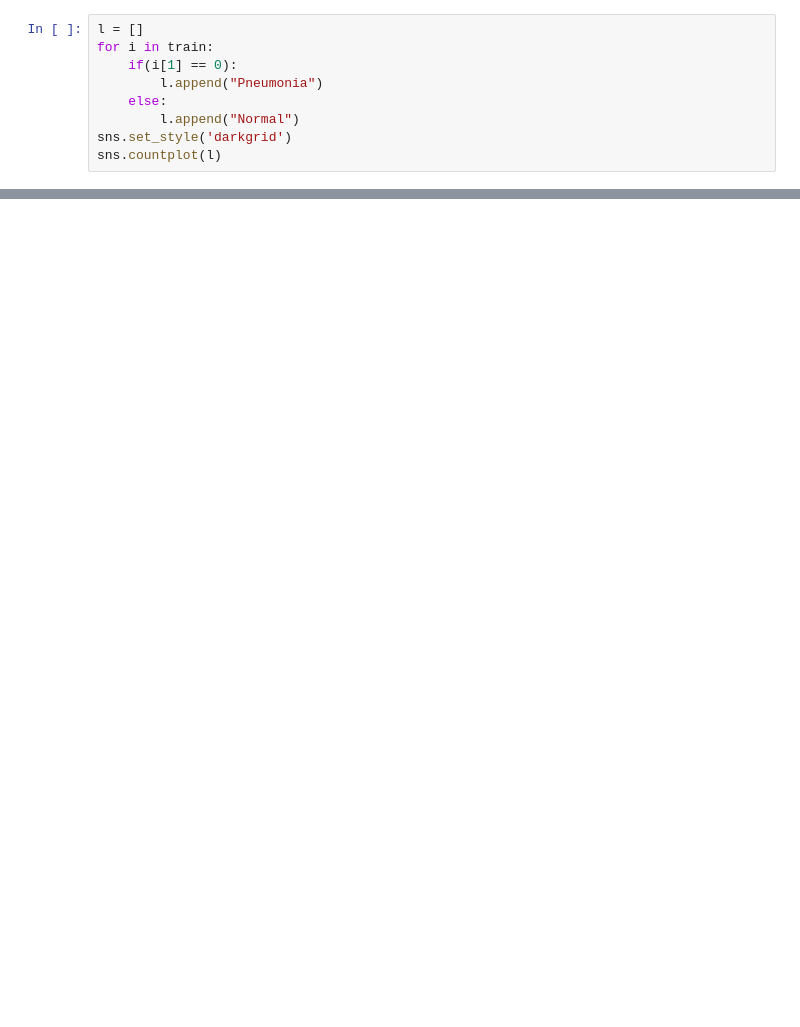
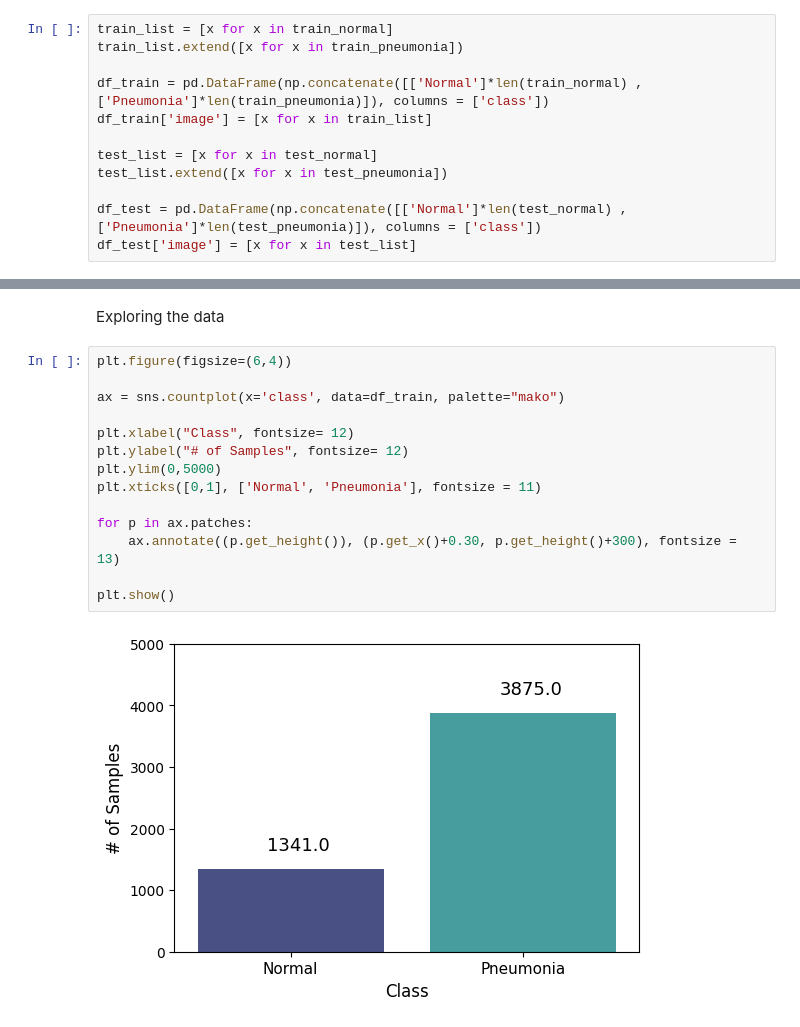
Before and after one commit to Dnsflr/PneumoniaDetectionCNN, a Jupyter notebook: CNNDetection.ipynb, the cells around one changed output, grey strips where cells are left out. Cells and saved outputs as stored; diff of their text form; blank space fills up the shorter version.

```diff
--- a/CNNDetection.ipynb
+++ b/CNNDetection.ipynb
@@ -37,9 +81,12 @@ val = get_training_data('chest_xray/val')
 # %%
-l = []
-for i in train:
-    if(i[1] == 0):
-        l.append("Pneumonia")
-    else:
-        l.append("Normal")
-sns.set_style('darkgrid')
-sns.countplot(l)
+train_list = [x for x in train_normal]
+train_list.extend([x for x in train_pneumonia])
+
+df_train = pd.DataFrame(np.concatenate([['Normal']*len(train_normal) , ['Pneumonia']*len(train_pneumonia)]), columns = ['class'])
+df_train['image'] = [x for x in train_list]
+
+test_list = [x for x in test_normal]
+test_list.extend([x for x in test_pneumonia])
+
+df_test = pd.DataFrame(np.concatenate([['Normal']*len(test_normal) , ['Pneumonia']*len(test_pneumonia)]), columns = ['class'])
+df_test['image'] = [x for x in test_list]
@@ -77,0 +125,18 @@ Text(0.5, 1.0, 'NORMAL')
+# %% [markdown]
+Exploring the data
+# %%
+plt.figure(figsize=(6,4))
+
+ax = sns.countplot(x='class', data=df_train, palette="mako")
+
+plt.xlabel("Class", fontsize= 12)
+plt.ylabel("# of Samples", fontsize= 12)
+plt.ylim(0,5000)
+plt.xticks([0,1], ['Normal', 'Pneumonia'], fontsize = 11)
+
+for p in ax.patches:
+    ax.annotate((p.get_height()), (p.get_x()+0.30, p.get_height()+300), fontsize = 13)
+
+plt.show()
+# %% [output]
+[figure, added]
```
Also changed, not shown: parts of 17 cells of this notebook.
